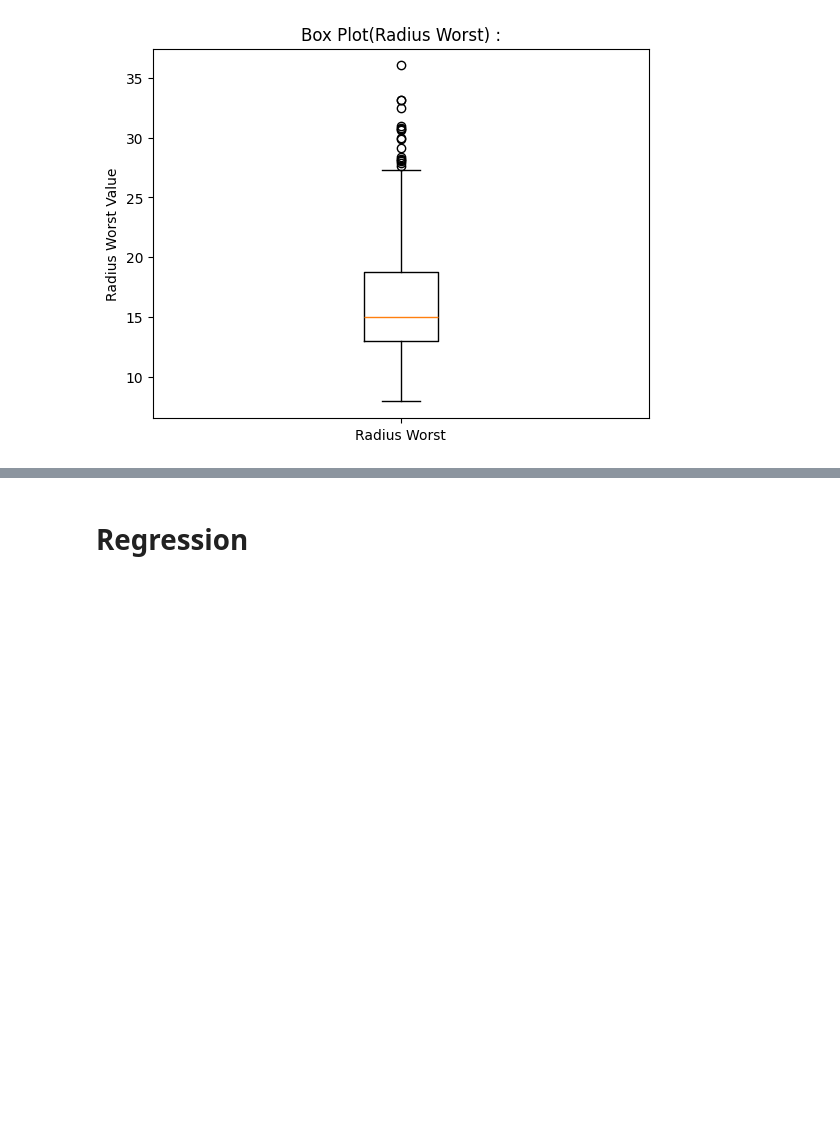
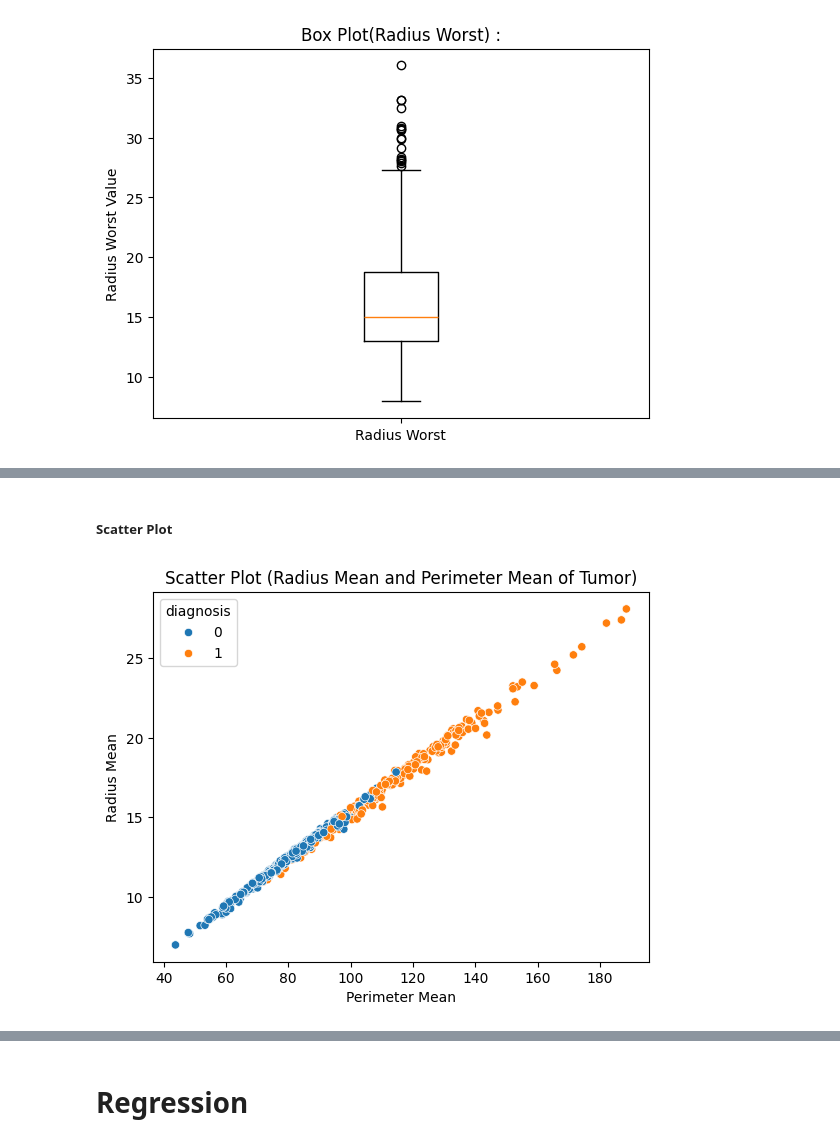
Before and after one commit to ShrDar/EDA-Classification-and-Regression-Models, a Jupyter notebook: notebooks/EDA_Classification_Regression.ipynb, the cells around one changed output, grey strips where cells are left out. Cells and saved outputs as stored; diff of their text form; code cells hidden in the pictures; blank space fills up the shorter version.

```diff
--- a/notebooks/EDA_Classification_Regression.ipynb
+++ b/notebooks/EDA_Classification_Regression.ipynb
@@ -391,0 +406,13 @@ plt.show()
+# %% [markdown]
+##### Scatter Plot
+# %%
+plt.title('Scatter Plot (Radius Mean and Perimeter Mean of Tumor)')
+
+sns.scatterplot(data = classification_df, x = 'perimeter_mean', y = 'radius_mean', hue = 'diagnosis')
+
+plt.xlabel("Perimeter Mean")
+plt.ylabel("Radius Mean")
+
+plt.show()
+# %% [output]
+[figure, added]
```
Also changed, not shown: parts of 11 cells of this notebook.
